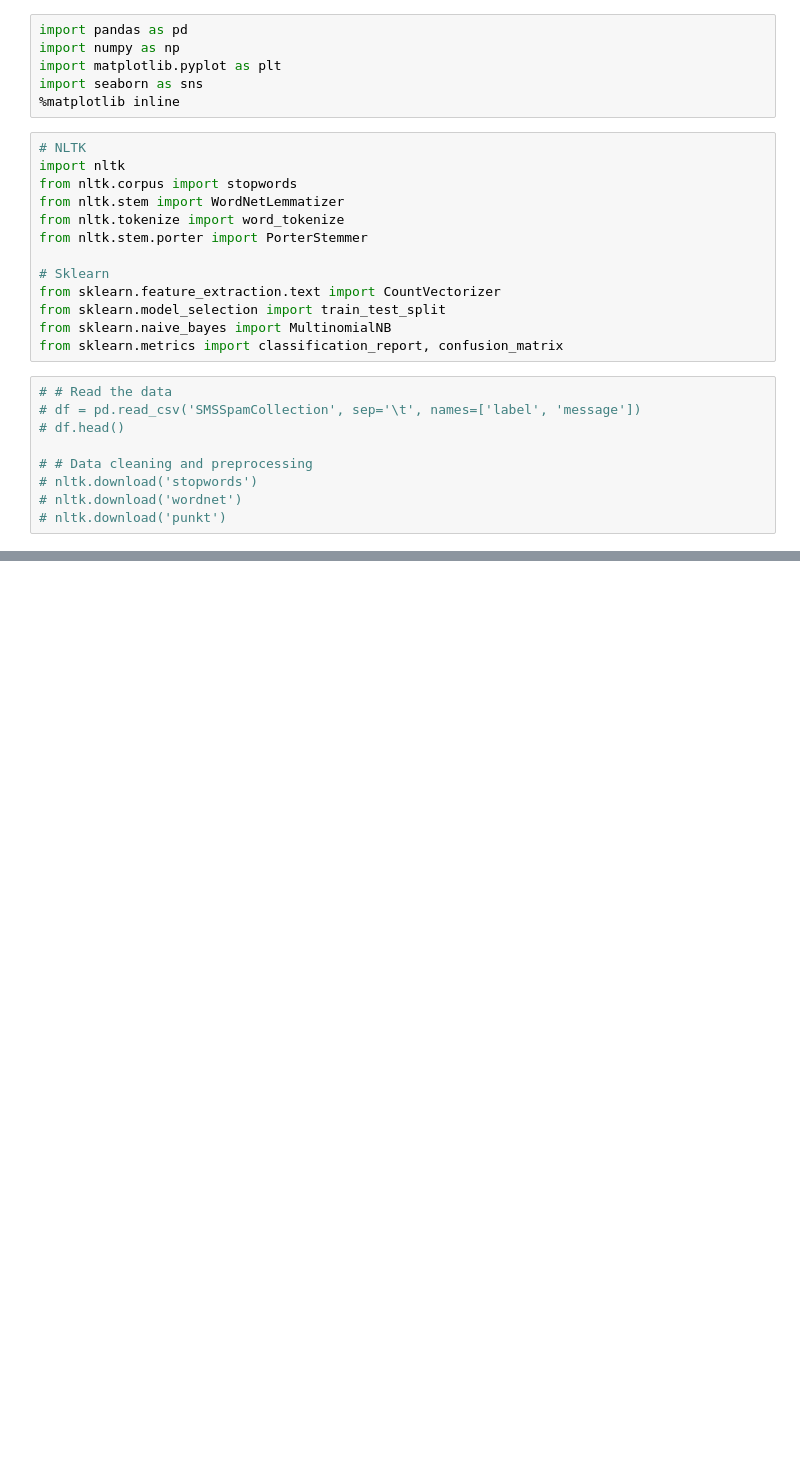
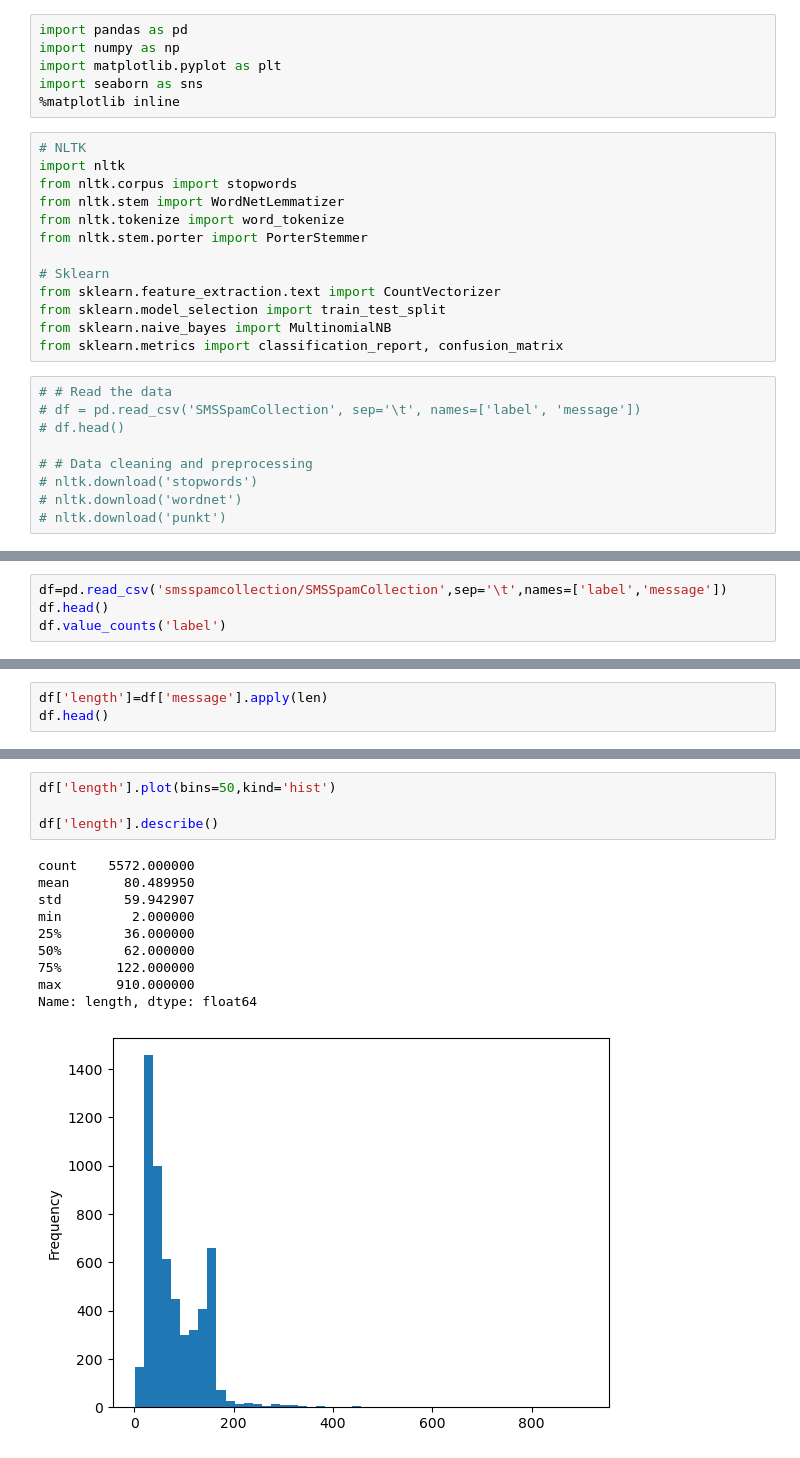
Before and after one commit to matansharon/Data-Science, a Jupyter notebook: Pierian course/My-Codes/20-Natural-Language-Processing/main.ipynb, the cells around one changed output, grey strips where cells are left out. Saved outputs shown, nothing was run; the diff lists cells and outputs as text; blank space fills up the shorter version.

```diff
--- a/Pierian course/My-Codes/20-Natural-Language-Processing/main.ipynb
+++ b/Pierian course/My-Codes/20-Natural-Language-Processing/main.ipynb
@@ -28,0 +61,4 @@ from sklearn.metrics import classification_report, confusion_matrix
+# %%
+df=pd.read_csv('smsspamcollection/SMSSpamCollection',sep='\t',names=['label','message'])
+df.head()
+df.value_counts('label')
@@ -28,0 +70,3 @@ from sklearn.metrics import classification_report, confusion_matrix
+# %%
+df['length']=df['message'].apply(len)
+df.head()
@@ -28,0 +80,15 @@ from sklearn.metrics import classification_report, confusion_matrix
+# %%
+df['length'].plot(bins=50,kind='hist')
+
+df['length'].describe()
+# %% [output]
+count    5572.000000
+mean       80.489950
+std        59.942907
+min         2.000000
+25%        36.000000
+50%        62.000000
+75%       122.000000
+max       910.000000
+Name: length, dtype: float64
+[figure, added]
```
Also changed, not shown: parts of 9 cells of this notebook.
